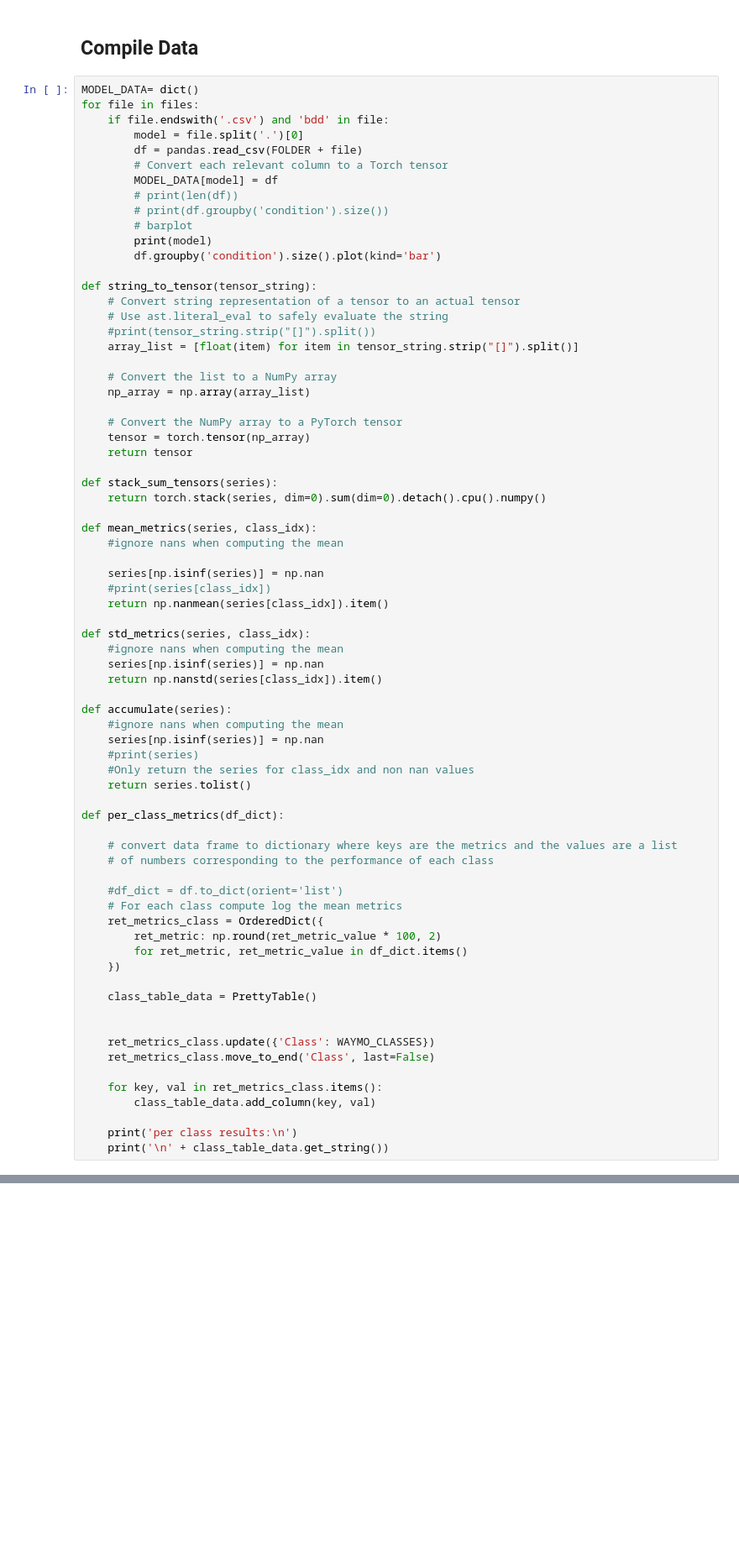
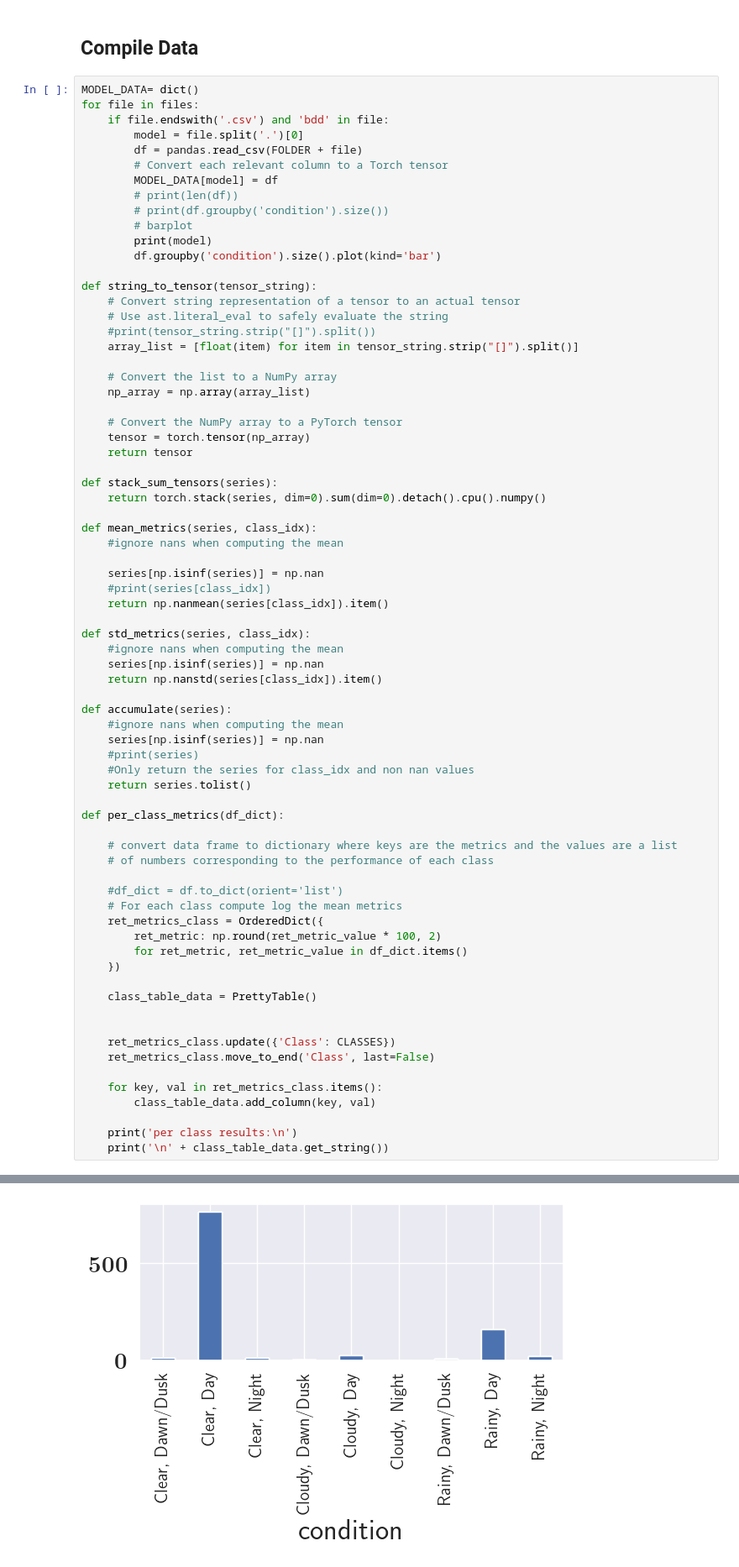
Before and after one commit to UTAustin-SwarmLab/SynDiff-AD, a Jupyter notebook: lang_cond_task_adv_augmentation/avcv/experiments/bdd_results.ipynb, the cells around one changed output, grey strips where cells are left out. Shown at 84% size. Saved outputs shown, nothing was run; the diff lists cells and outputs as text; blank space fills up the shorter version.

```diff
--- a/lang_cond_task_adv_augmentation/avcv/experiments/bdd_results.ipynb
+++ b/lang_cond_task_adv_augmentation/avcv/experiments/bdd_results.ipynb
@@ -157,7 +169,7 @@ def per_class_metrics(df_dict):
     class_table_data = PrettyTable()
 
 
-    ret_metrics_class.update({'Class': WAYMO_CLASSES})
+    ret_metrics_class.update({'Class': CLASSES})
     ret_metrics_class.move_to_end('Class', last=False)
 
     for key, val in ret_metrics_class.items():
@@ -165,3 +177,4 @@ def per_class_metrics(df_dict):
 
     print('per class results:\n')
     print('\n' + class_table_data.get_string())
+# %% [output]
@@ -168,3 +189,4 @@ def per_class_metrics(df_dict):
+[figure, added]
 # %%
 warnings.filterwarnings('always')
 avg_metrics_df = pandas.DataFrame(columns=['model','condition', 'accuracy', 'IoU', 'Dice', 'F1'])
```
Also changed, not shown: parts of 13 cells of this notebook.
